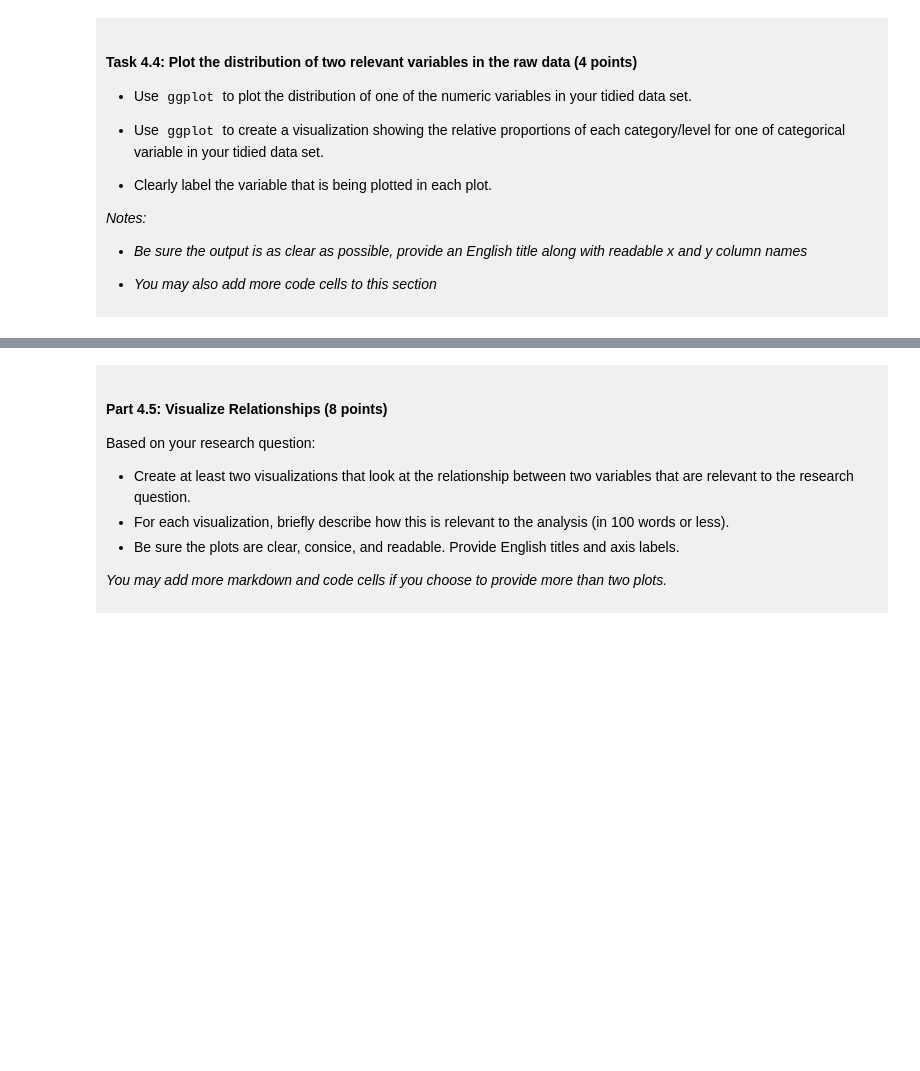
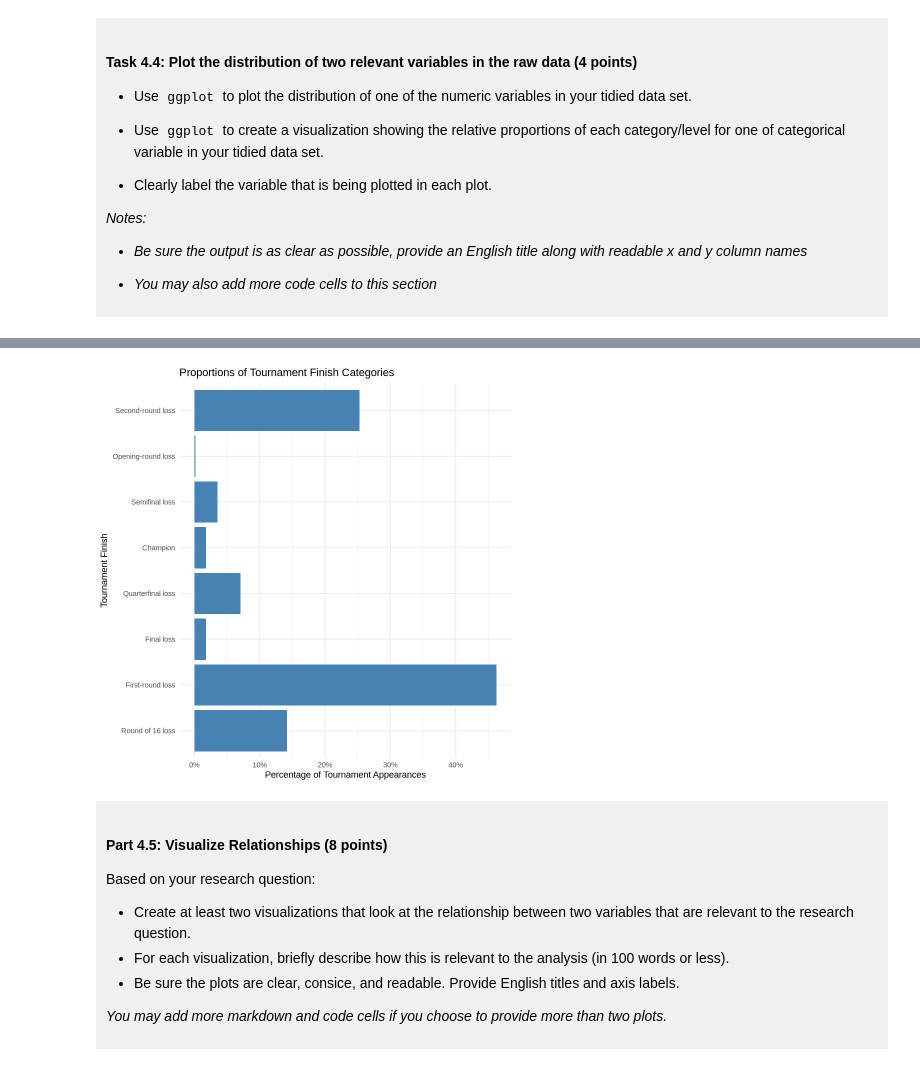
Before and after one commit to kyson17/dsci-100-project-shuren-wang, a Jupyter notebook: dsci-100-project-notebook.ipynb, the cells around one changed output, grey strips where cells are left out. Cells and saved outputs as stored; diff of their text form; code cells hidden in the pictures; blank space fills up the shorter version.

```diff
--- a/dsci-100-project-notebook.ipynb
+++ b/dsci-100-project-notebook.ipynb
@@ -310,5 +375,35 @@ You will refine your research question (if needed) and produce a tidy data set.
 # %%
-### EDIT THIS CODE CELL FOR PLOT 2 ###
+# Calculate the proportion of each tournament finish category
+finish_proportions <- basketball_tidy |>
+  count(tourney_finish) |>
+  mutate(proportion = n / sum(n))
+
+# Plot the category proportions
+ggplot(
+  finish_proportions,
+  aes(x = tourney_finish, y = proportion)
+) +
+  geom_col(fill = "steelblue") +
+  coord_flip() +
+  scale_x_discrete(labels = c(
+    opening_round_loss = "Opening-round loss",
+    first_round_loss = "First-round loss",
+    second_round_loss = "Second-round loss",
+    top_16_loss = "Round of 16 loss",
+    top_8_loss = "Quarterfinal loss",
+    top_4_loss = "Semifinal loss",
+    top_2_loss = "Final loss",
+    champ = "Champion"
+  )) +
+  scale_y_continuous(labels = scales::label_percent()) +
+  labs(
+    title = "Proportions of Tournament Finish Categories",
+    x = "Tournament Finish",
+    y = "Percentage of Tournament Appearances"
+  ) +
+  theme_minimal()
+# %% [output]
+[figure, added]
 # %% [markdown]
 <div style="background-color: #f0f0f0; padding: 10px;">
 
```
Also changed, not shown: parts of 9 cells of this notebook.
